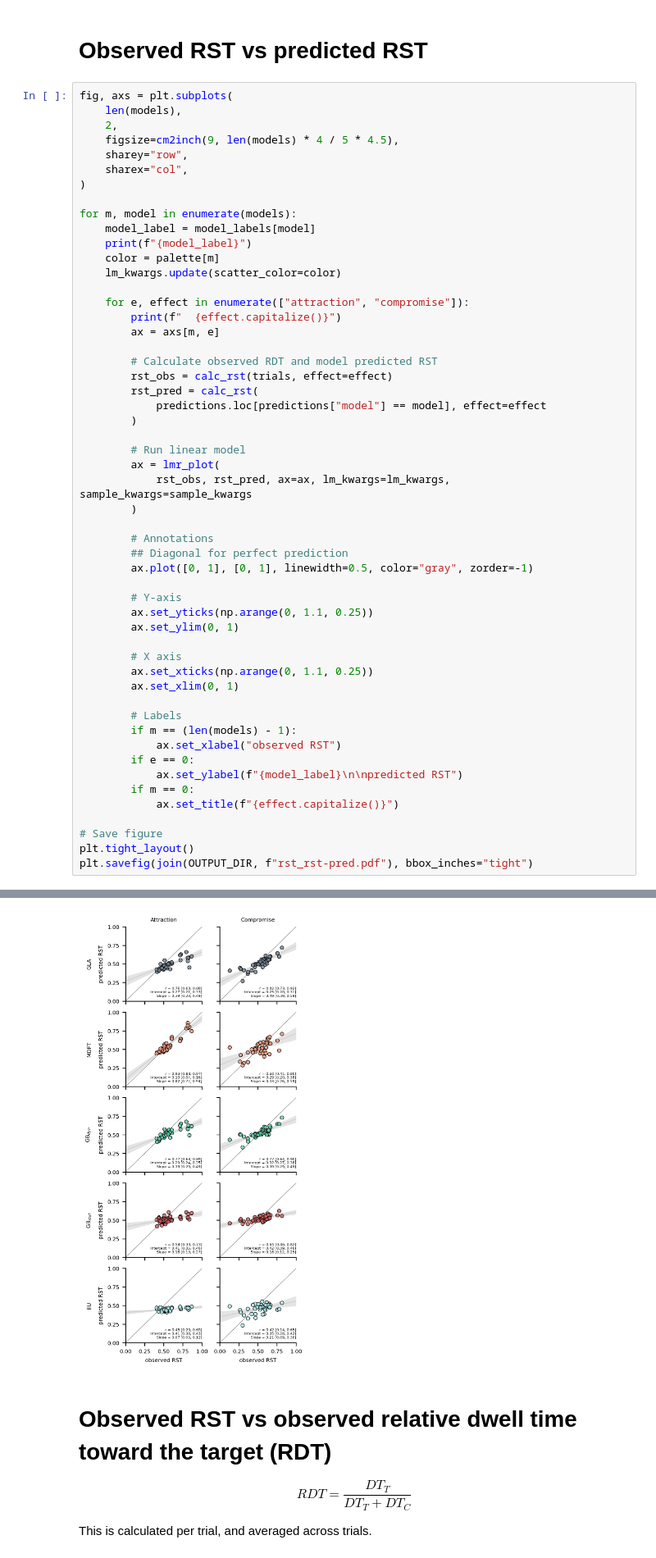
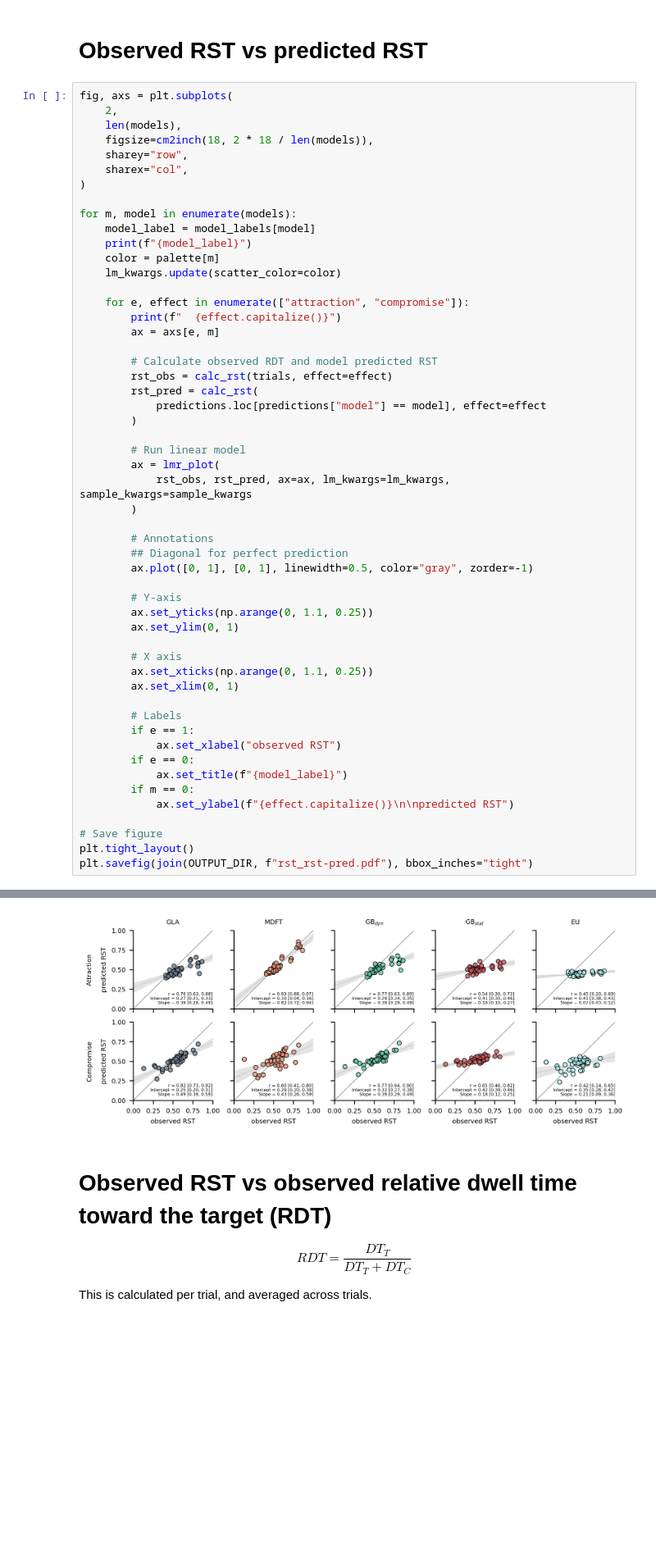
Before and after one commit to moltaire/gda-context, a Jupyter notebook: src/xxx_model-predictions_deep-dive.ipynb, the cells around one changed output, grey strips where cells are left out. Shown at 82% size. Drawn from its saved outputs; the diff is of its cells as text; blank space fills up the shorter version.

Commit message:
changed some figures orientation

```diff
--- a/src/xxx_model-predictions_deep-dive.ipynb
+++ b/src/xxx_model-predictions_deep-dive.ipynb
@@ -182,9 +182,9 @@ lm_kwargs = dict(xrange=(0, 1), line_color="lightgray")
 # Observed RST vs predicted RST
 # %%
 fig, axs = plt.subplots(
+    2,
     len(models),
-    2,
-    figsize=cm2inch(9, len(models) * 4 / 5 * 4.5),
+    figsize=cm2inch(18, 2 * 18 / len(models)),
     sharey="row",
     sharex="col",
 )
@@ -197,7 +197,7 @@ for m, model in enumerate(models):
 
     for e, effect in enumerate(["attraction", "compromise"]):
         print(f"  {effect.capitalize()}")
-        ax = axs[m, e]
+        ax = axs[e, m]
 
         # Calculate observed RDT and model predicted RST
         rst_obs = calc_rst(trials, effect=effect)
@@ -220,37 +220,37 @@ for m, model in enumerate(models):
 
         # X axis
         ax.set_xticks(np.arange(0, 1.1, 0.25))
         ax.set_xlim(0, 1)
 
         # Labels
-        if m == (len(models) - 1):
+        if e == 1:
             ax.set_xlabel("observed RST")
         if e == 0:
-            ax.set_ylabel(f"{model_label}\n\npredicted RST")
+            ax.set_title(f"{model_label}")
         if m == 0:
-            ax.set_title(f"{effect.capitalize()}")
+            ax.set_ylabel(f"{effect.capitalize()}\n\npredicted RST")
 
 # Save figure
 plt.tight_layout()
 plt.savefig(join(OUTPUT_DIR, f"rst_rst-pred.pdf"), bbox_inches="tight")
 # %% [output]
 GLA
   Attraction
   Compromise
 MDFT
   Attraction
   Compromise
 GB$_{dyn}$
   Attraction
   Compromise
 GB$_{stat}$
   Attraction
   Compromise
 EU
   Attraction
   Compromise
 There was 1 divergence after tuning. Increase `target_accept` or reparameterize.
-[figure, old version]
+[figure, new version]
 # %% [markdown]
 # Observed RST vs observed relative dwell time toward the target (RDT)
 
```
Also changed, not shown: parts of 1 cell of this notebook, 2 other files.
